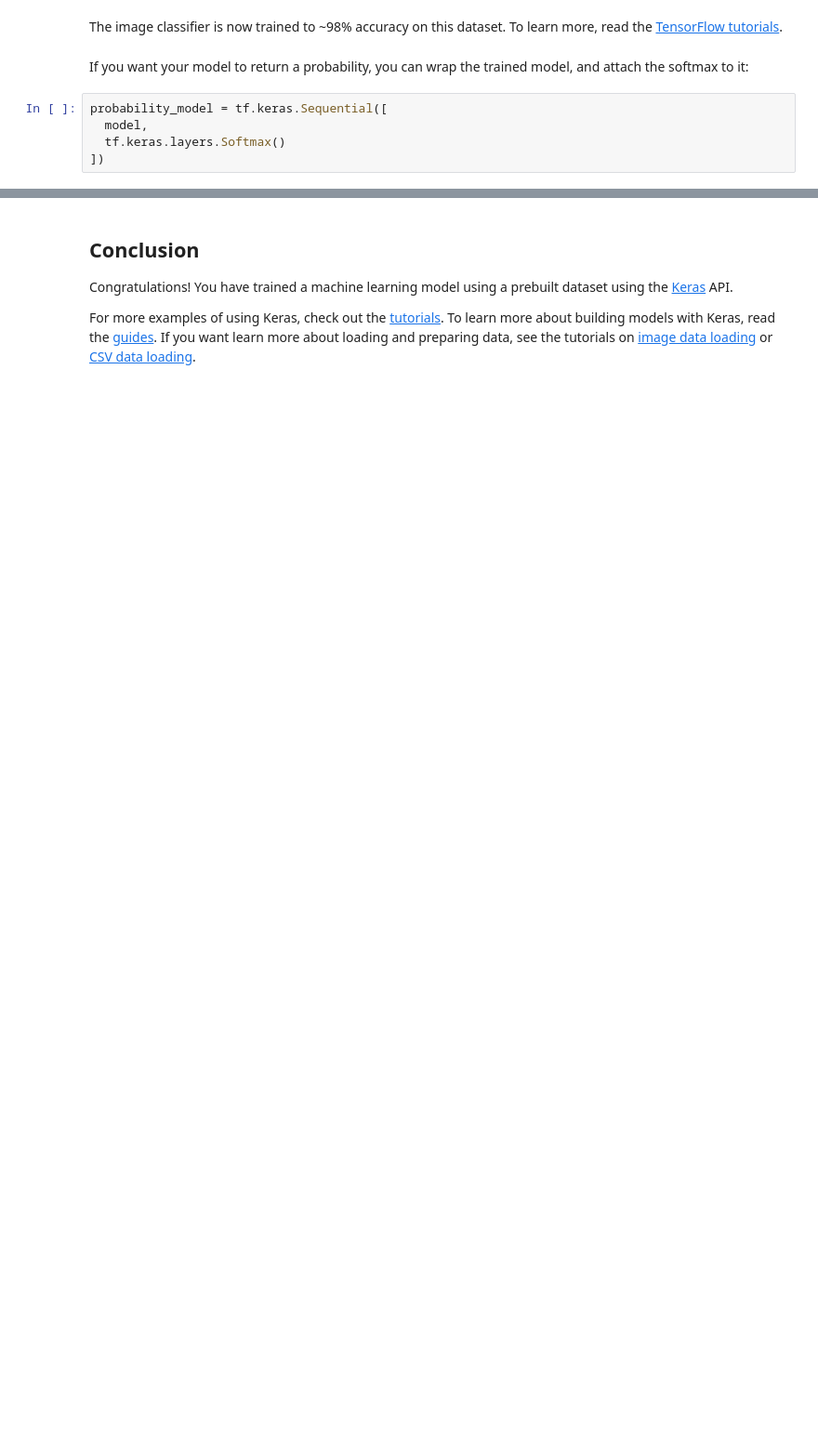
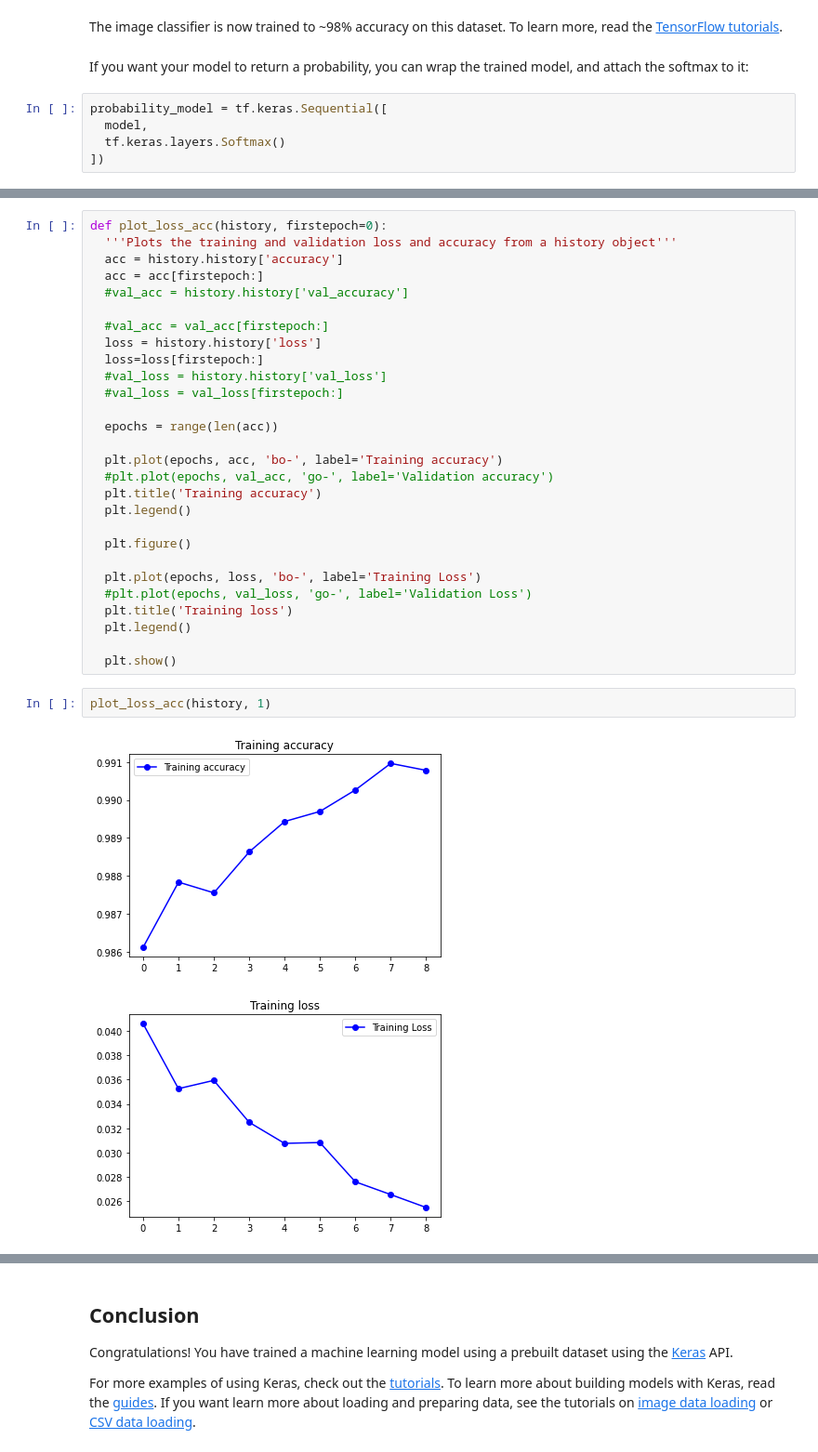
Before and after one commit to seanreed1111/genAI_demos, a Jupyter notebook: mnist_digit_calssification_tf.ipynb, the cells around one changed output, grey strips where cells are left out. Shown: that part at 93% size. Drawn from its saved outputs; the diff is of its cells as text; blank space fills up the shorter version.

```diff
--- a/mnist_digit_calssification_tf.ipynb
+++ b/mnist_digit_calssification_tf.ipynb
@@ -211,0 +317,33 @@ array([[2.51821461e-08, 3.41709994e-09, 2.74115955e-05, 1.47392188e-04,
+# %%
+def plot_loss_acc(history, firstepoch=0):
+  '''Plots the training and validation loss and accuracy from a history object'''
+  acc = history.history['accuracy']
+  acc = acc[firstepoch:]
+  #val_acc = history.history['val_accuracy']
+
+  #val_acc = val_acc[firstepoch:]
+  loss = history.history['loss']
+  loss=loss[firstepoch:]
+  #val_loss = history.history['val_loss']
+  #val_loss = val_loss[firstepoch:]
+
+  epochs = range(len(acc))
+
+  plt.plot(epochs, acc, 'bo-', label='Training accuracy')
+  #plt.plot(epochs, val_acc, 'go-', label='Validation accuracy')
+  plt.title('Training accuracy')
+  plt.legend()
+
+  plt.figure()
+
+  plt.plot(epochs, loss, 'bo-', label='Training Loss')
+  #plt.plot(epochs, val_loss, 'go-', label='Validation Loss')
+  plt.title('Training loss')
+  plt.legend()
+
+  plt.show()
+# %%
+plot_loss_acc(history, 1)
+# %% [output]
+[figure, added]
+[figure, added]
```
Also changed, not shown: parts of 18 cells of this notebook.
